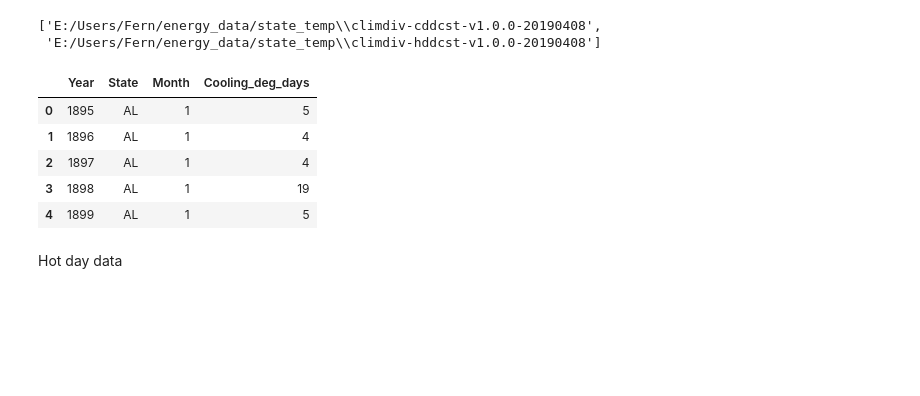
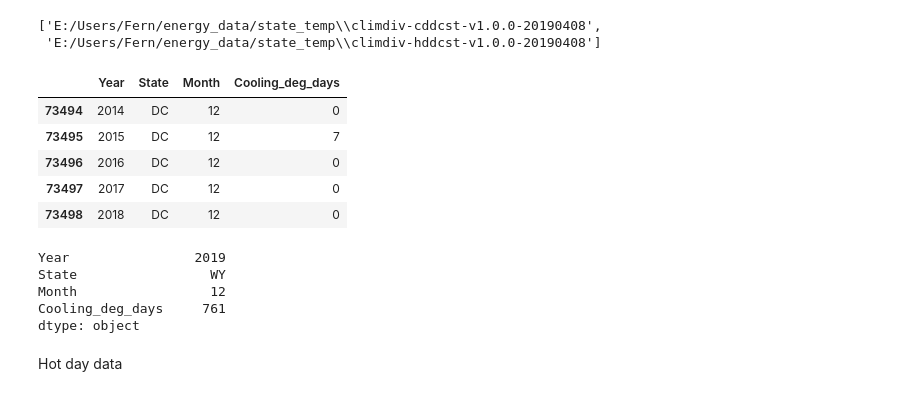
Before and after one commit to worasom/energy_sale_rev, a Jupyter notebook: clean_energy_data.ipynb, the cells around one changed output. Saved outputs shown, nothing was run; the diff lists cells and outputs as text; code cells hidden in the pictures; blank space fills up the shorter version.

```diff
--- a/clean_energy_data.ipynb
+++ b/clean_energy_data.ipynb
@@ -877,14 +988,22 @@ colddays_melt = colddays_melt.drop('data',axis=1)
 colddays_melt = colddays_melt.dropna()
 colddays_melt['Cooling_deg_days'] = colddays_melt['Cooling_deg_days'].str.replace('.','').astype(int)
 # %%
-colddays_melt.head()
+colddays_melt.tail()
 # %% [output]
 |  | Year | State | Month | Cooling_deg_days |
-| 0 | 1895 | AL | 1 | 5 |
-| 1 | 1896 | AL | 1 | 4 |
-| 2 | 1897 | AL | 1 | 4 |
-| 3 | 1898 | AL | 1 | 19 |
-| 4 | 1899 | AL | 1 | 5 |
+| 73494 | 2014 | DC | 12 | 0 |
+| 73495 | 2015 | DC | 12 | 7 |
+| 73496 | 2016 | DC | 12 | 0 |
+| 73497 | 2017 | DC | 12 | 0 |
+| 73498 | 2018 | DC | 12 | 0 |
+# %%
+colddays_melt.max()
+# %% [output]
+Year                2019
+State                 WY
+Month                 12
+Cooling_deg_days     761
+dtype: object
 # %% [markdown]
 Hot day data
 # %%
```
Also changed, not shown: parts of 50 cells of this notebook, 1 other file.
